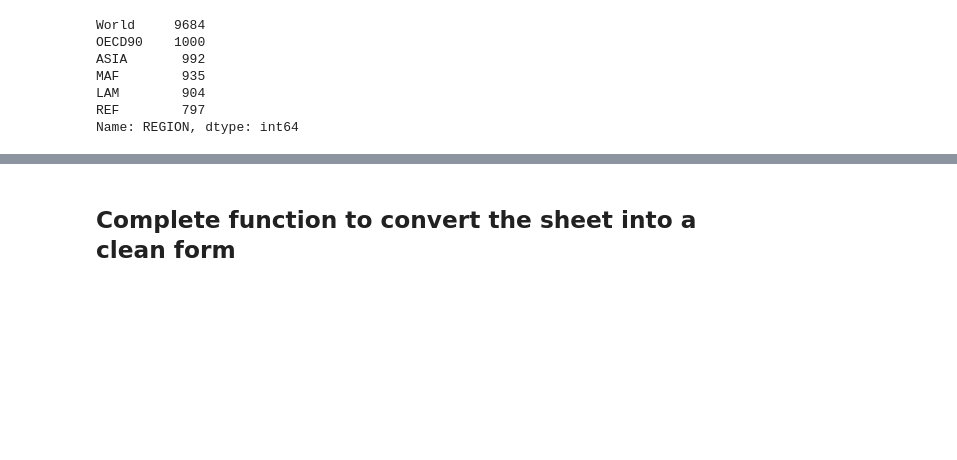
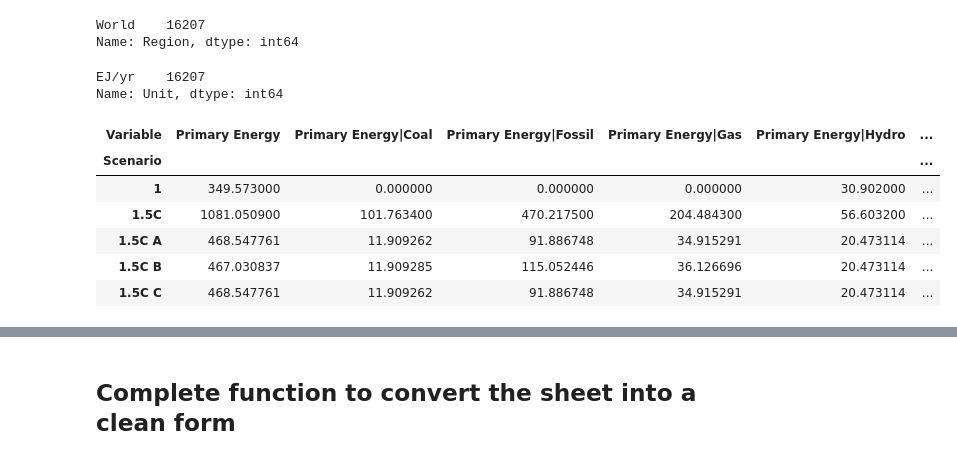
Before and after one commit to muadelm/IPCC_Scenarios, a Jupyter notebook: IPCC_Energy_Scenarios_AR6.ipynb, the cells around one changed output, grey strips where cells are left out. Saved outputs shown, nothing was run; the diff lists cells and outputs as text; code cells hidden in the pictures; blank space fills up the shorter version.

```diff
--- a/IPCC_Energy_Scenarios_AR6.ipynb
+++ b/IPCC_Energy_Scenarios_AR6.ipynb
@@ -82,4 +77,4 @@ energy_ipcc = ipcc[ipcc['VARIABLE'].isin(energy_variables)]
 # %%
 # the assessment will be done on majour sources of energy up to 2050
 
-energy_ipcc = energy_ipcc[['REGION','VARIABLE','UNIT','2050']]
+energy_ipcc = energy_ipcc[['Scenario','Region','Variable','Unit','2050']]
@@ -86,11 +105,13 @@ energy_ipcc = energy_ipcc[['REGION','VARIABLE','UNIT','2050']]
+# %%
+energy_ipcc = energy_ipcc.dropna()
 # %%
-energy_ipcc.REGION.value_counts()
+energy_ipcc.Region.value_counts()
 # %% [output]
-World     9684
-OECD90    1000
-ASIA       992
-MAF        935
-LAM        904
-REF        797
-Name: REGION, dtype: int64
+World    16207
+Name: Region, dtype: int64
+# %%
+energy_ipcc.Unit.value_counts()
+# %% [output]
+EJ/yr    16207
+Name: Unit, dtype: int64
 # %%
@@ -99,0 +126,10 @@ energy_ipcc = energy_ipcc[energy_ipcc['REGION']=='World']
+# %%
+df_final.head()
+# %% [output]
+| Variable | Primary Energy | Primary Energy|Coal | Primary Energy|Fossil | Primary Energy|Gas | Primary Energy|Hydro | ... |
+| Scenario |  |  |  |  |  | ... |
+| 1 | 349.573000 | 0.000000 | 0.000000 | 0.000000 | 30.902000 | ... |
+| 1.5C | 1081.050900 | 101.763400 | 470.217500 | 204.484300 | 56.603200 | ... |
+| 1.5C A | 468.547761 | 11.909262 | 91.886748 | 34.915291 | 20.473114 | ... |
+| 1.5C B | 467.030837 | 11.909285 | 115.052446 | 36.126696 | 20.473114 | ... |
+| 1.5C C | 468.547761 | 11.909262 | 91.886748 | 34.915291 | 20.473114 | ... |
```
Also changed, not shown: parts of 18 cells of this notebook.
